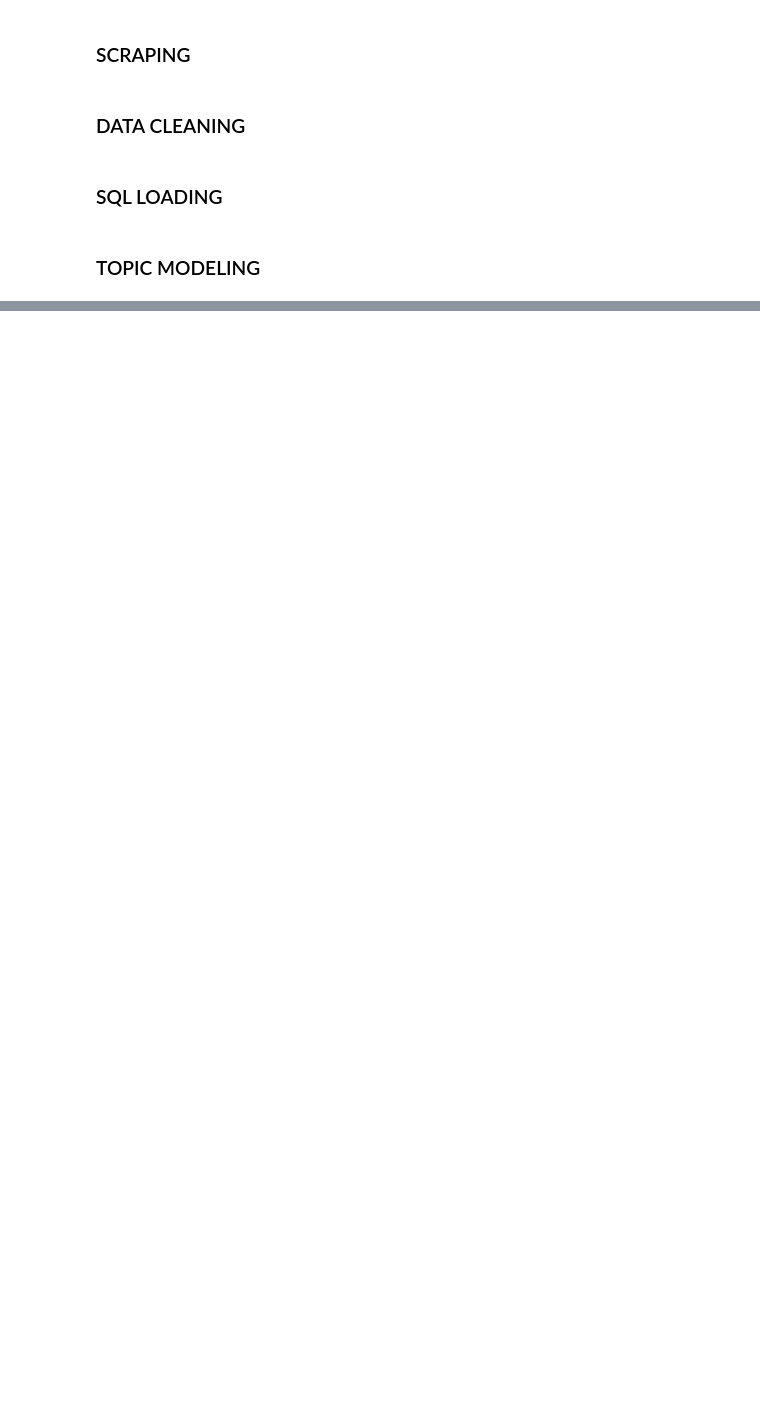
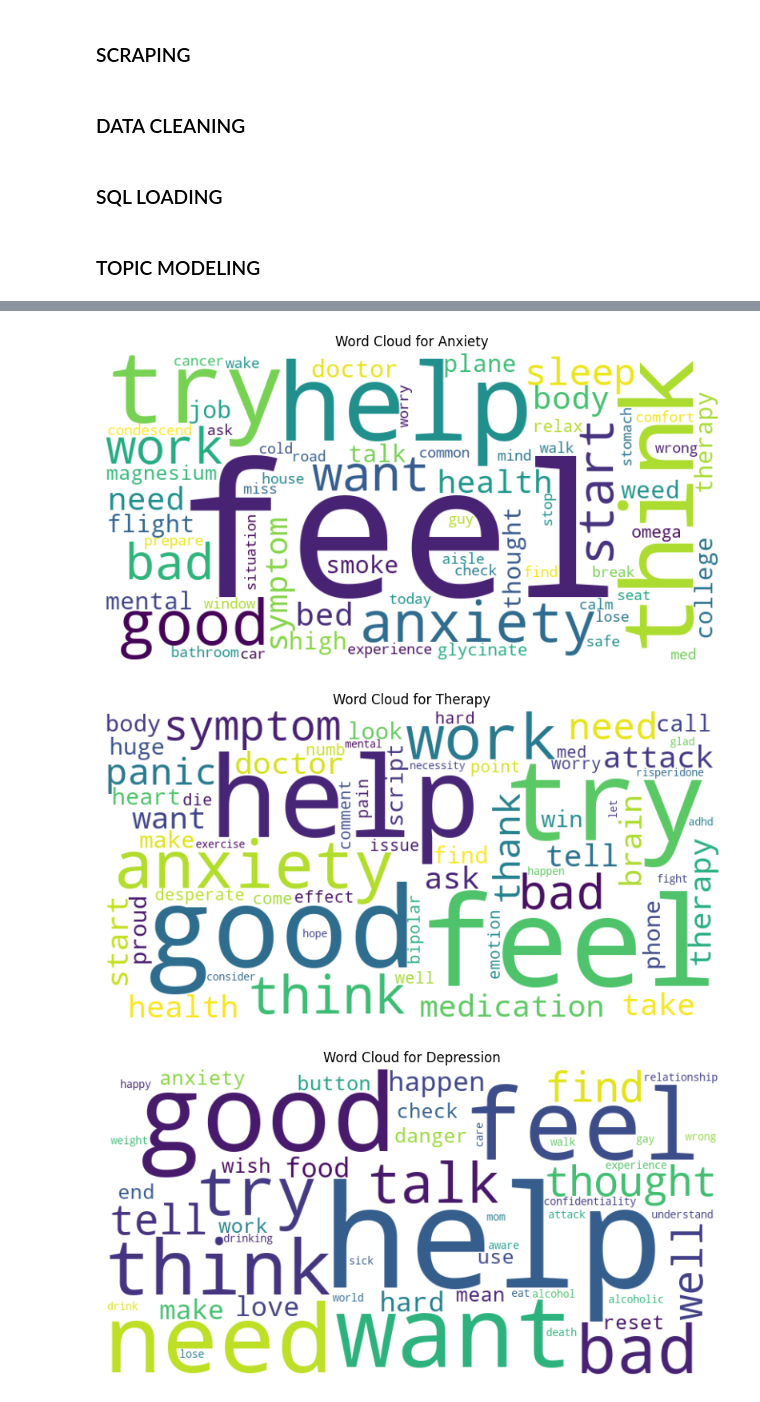
Before and after one commit to Jose-Victorino/Data-Mining-Reddit-Post, a Jupyter notebook: data_mining.ipynb, the cells around one changed output, grey strips where cells are left out. Saved outputs shown, nothing was run; the diff lists cells and outputs as text; code cells hidden in the pictures; blank space fills up the shorter version.

```diff
--- a/data_mining.ipynb
+++ b/data_mining.ipynb
@@ -415,0 +553,16 @@ conn.close()
+# %%
+
+# Word Clouds per topic
+for topic in df_keywords["Topic"].unique():
+  words = df_keywords[df_keywords["Topic"] == topic]["Keyword"]
+  wordcloud = WordCloud(width=800, height=400, background_color="white").generate(" ".join(words))
+
+  plt.figure(figsize=(10, 5))
+  plt.imshow(wordcloud, interpolation="bilinear")
+  plt.axis("off")
+  plt.title(f"Word Cloud for {topic}")
+  plt.show()
+# %% [output]
+[figure, added]
+[figure, added]
+[figure, added]
```
Also changed, not shown: parts of 13 cells of this notebook.
